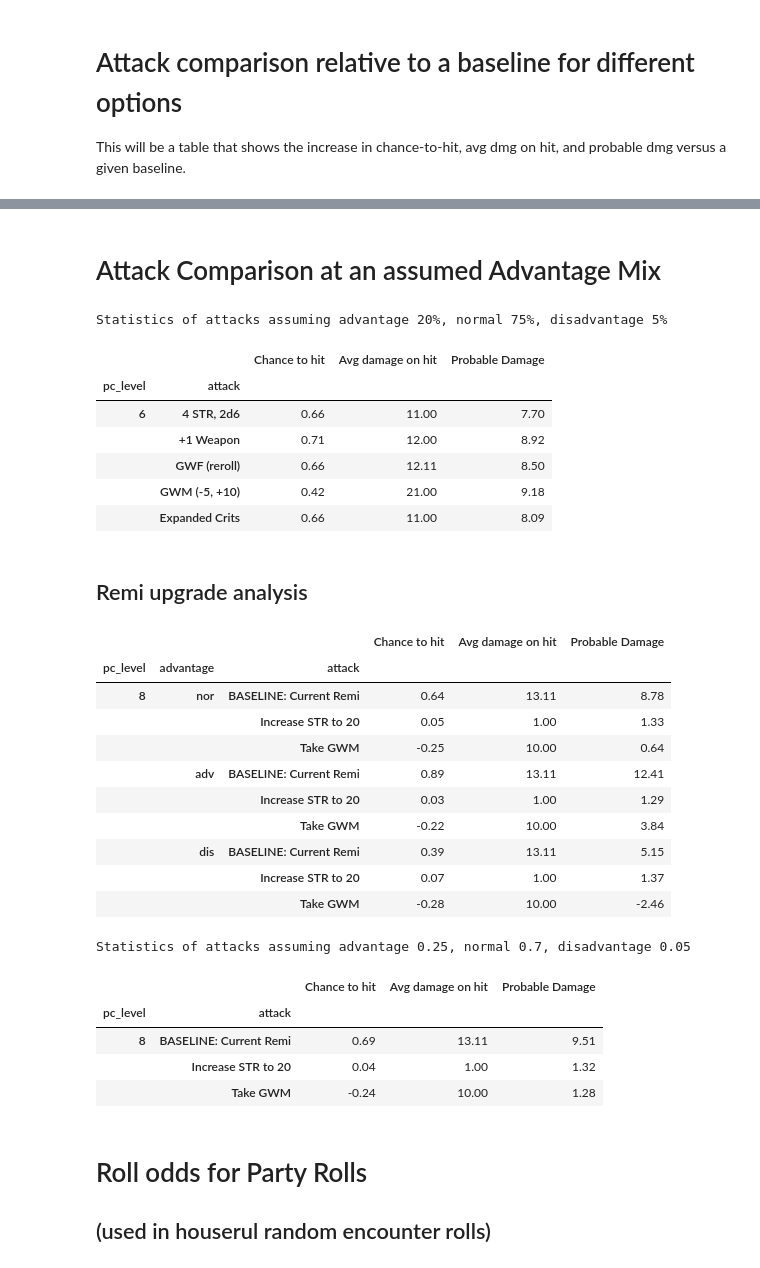
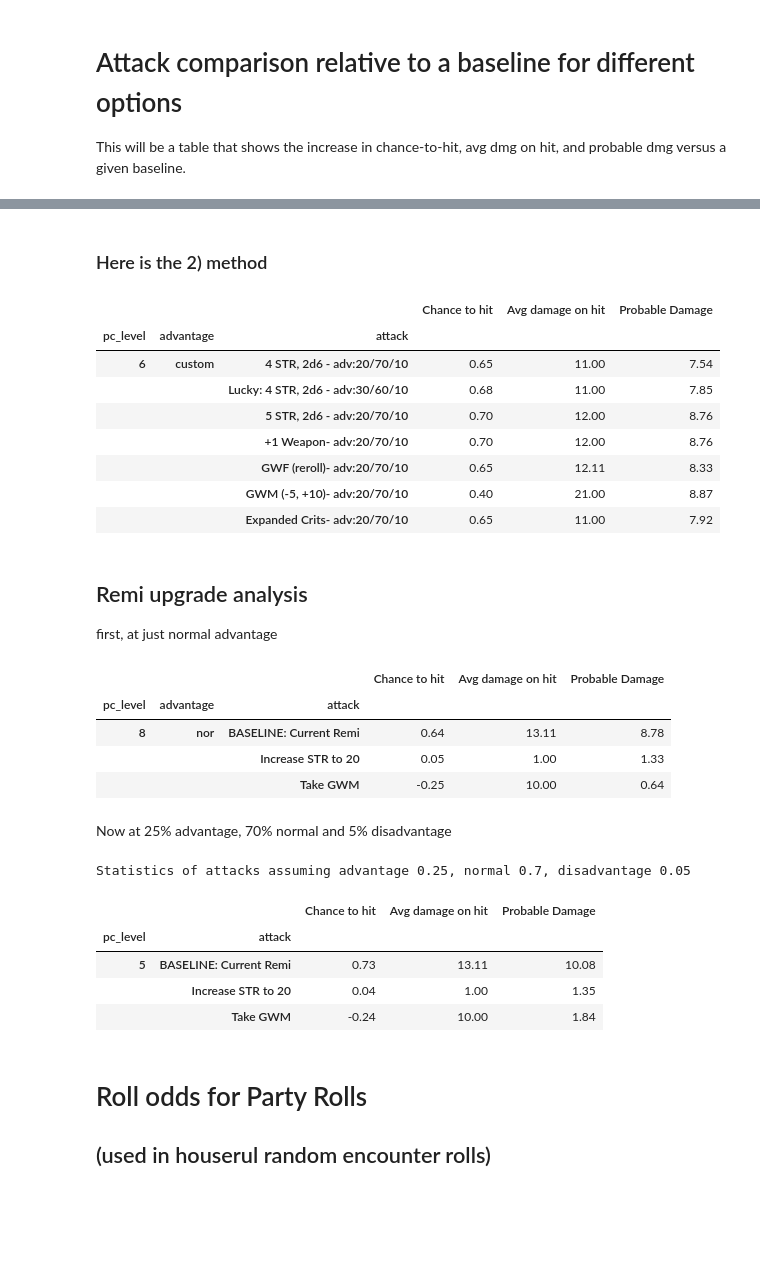
Before and after one commit to dyoung418/dnd_stats, a Jupyter notebook: dnd_dice_calcs.ipynb, the cells around one changed output, grey strips where cells are left out. Drawn from its saved outputs; the diff is of its cells as text; code cells hidden in the pictures; blank space fills up the shorter version.

```diff
--- a/dnd_dice_calcs.ipynb
+++ b/dnd_dice_calcs.ipynb
@@ -537,7 +574,7 @@ print(avg_roll(20, n=2, adv='advantage'))
 # %%
 pc_level = 6
 print('For a {} level PC:'.format(pc_level))
-for adv in ['normal', 'advantage', 'disadvantage']:
+for adv in ['nor', 'adv', 'dis']:
     for i in range(2,7):
         print("{}: Attack modifier {} = {:0.0%} chance to hit".format(adv, i, chance_to_hit(mod=i, pc_lvl=pc_level, adv=adv)))
 
@@ -669,7 +706,7 @@ compare_odds_dist(
 # %%
 def chance_to_hit_grid(abil_mods=[0,1,2,3,4,5,6,7],
                        lvls=[1,2,3,4,5,6,7,8,9,10,11,12,13,14,15,16,17,18,19,20],
-                       adv='normal', crit_hit_nums=[20,], crit_fail_nums=[1,], print_table=True):
+                       adv='nor', crit_hit_nums=[20,], crit_fail_nums=[1,], print_table=True):
     '''Creates a grid of chance to hit at different PC levels and core ability (e.g. Strength) modifiers
     The proficiency bonus is calculated based on the PC level.  The chance to hit is based on the
     AC of the monsters that are likely to be encountered at that PC level
@@ -708,11 +745,11 @@ def chance_to_hit_grid(abil_mods=[0,1,2,3,4,5,6,7],
             print('')
     return df
 
-norm = chance_to_hit_grid(adv='normal', print_table=True)
+norm = chance_to_hit_grid(adv='nor', print_table=True)
 norm.to_csv('chance_to_hit_norm.csv')
 adv = chance_to_hit_grid(adv='adv', print_table=False)
 adv.to_csv('chance_to_hit_adv.csv')
-disadv = chance_to_hit_grid(adv='disadv', print_table=False)
+disadv = chance_to_hit_grid(adv='dis', print_table=False)
 disadv.to_csv('chance_to_hit_disadv.csv')
 norm
 # %% [output]
@@ -1091,2 +1082,0 @@ pc_level attack
-# %% [markdown]
-# Attack Comparison at an assumed Advantage Mix
@@ -1112,33 +1083,51 @@ def compare_attacks_at_advantage_mix(compare_df, adv_mix={'adv':.10, 'nor':.80,
+# %% [markdown]
+### Here is the 2) method
 # %%
 attacks = [
-    {'abil_mod':4, 'other_atk_mod':0, 'other_dmg_mod':0, 'dmg_die':6,'dmg_n':2, 'dmg_reroll_nums':[], 'crit_hit_nums':[20], 'label':'4 STR, 2d6'},
-    {'abil_mod':4, 'other_atk_mod':1, 'other_dmg_mod':1, 'dmg_die':6,'dmg_n':2, 'dmg_reroll_nums':[], 'crit_hit_nums':[20], 'label':'+1 Weapon'},
-    {'abil_mod':4, 'other_atk_mod':0, 'other_dmg_mod':0, 'dmg_die':6,'dmg_n':2, 'dmg_reroll_nums':[1,2], 'crit_hit_nums':[20], 'label':'GWF (reroll)'},
-    {'abil_mod':4, 'other_atk_mod':-5, 'other_dmg_mod':10, 'dmg_die':6,'dmg_n':2, 'dmg_reroll_nums':[], 'crit_hit_nums':[20], 'label':'GWM (-5, +10)'},
-    {'abil_mod':4, 'other_atk_mod':0, 'other_dmg_mod':0, 'dmg_die':6,'dmg_n':2, 'dmg_reroll_nums':[], 'crit_hit_nums':[19,20], 'label':'Expanded Crits'},
+    {'abil_mod':4, 'other_atk_mod':0, 'other_dmg_mod':0, 'dmg_die':6,'dmg_n':2, 'dmg_reroll_nums':[],
+         'crit_hit_nums':[20], 'adv_mix':{'adv':.2, 'nor':.7, 'dis':.1}, 'label':'4 STR, 2d6 - adv:20/70/10'},
+
+    {'abil_mod':4, 'other_atk_mod':0, 'other_dmg_mod':0, 'dmg_die':6,'dmg_n':2, 'dmg_reroll_nums':[],
+         'crit_hit_nums':[20], 'adv_mix':{'adv':.3, 'nor':.6, 'dis':.1}, 'label':'Lucky: 4 STR, 2d6 - adv:30/60/10'},
+
+    {'abil_mod':5, 'other_atk_mod':0, 'other_dmg_mod':0, 'dmg_die':6,'dmg_n':2, 'dmg_reroll_nums':[],
+         'crit_hit_nums':[20], 'adv_mix':{'adv':.2, 'nor':.7, 'dis':.1}, 'label':'5 STR, 2d6 - adv:20/70/10'},
+
+    {'abil_mod':4, 'other_atk_mod':1, 'other_dmg_mod':1, 'dmg_die':6,'dmg_n':2, 'dmg_reroll_nums':[],
+         'crit_hit_nums':[20], 'adv_mix':{'adv':.2, 'nor':.7, 'dis':.1}, 'label':'+1 Weapon- adv:20/70/10'},
+
+    {'abil_mod':4, 'other_atk_mod':0, 'other_dmg_mod':0, 'dmg_die':6,'dmg_n':2, 'dmg_reroll_nums':[1,2],
+         'crit_hit_nums':[20], 'adv_mix':{'adv':.2, 'nor':.7, 'dis':.1}, 'label':'GWF (reroll)- adv:20/70/10'},
+
+    {'abil_mod':4, 'other_atk_mod':-5, 'other_dmg_mod':10, 'dmg_die':6,'dmg_n':2, 'dmg_reroll_nums':[],
+         'crit_hit_nums':[20], 'adv_mix':{'adv':.2, 'nor':.7, 'dis':.1}, 'label':'GWM (-5, +10)- adv:20/70/10'},
+
+    {'abil_mod':4, 'other_atk_mod':0, 'other_dmg_mod':0, 'dmg_die':6,'dmg_n':2, 'dmg_reroll_nums':[],
+         'crit_hit_nums':[19,20], 'adv_mix':{'adv':.2, 'nor':.7, 'dis':.1}, 'label':'Expanded Crits- adv:20/70/10'},
 ]
-compare_df = compare_attacks(attacks, pc_lvls=[6], print_table=False)
+compare_df = compare_attacks(attacks, pc_lvls=[6])
 
-print('Statistics of attacks assuming advantage 20%, normal 75%, disadvantage 5%')
-compare_attacks_at_advantage_mix(compare_df, adv_mix={'adv':.20, 'nor':.75, 'dis':.05})
+compare_df
 # %% [output]
-Statistics of attacks assuming advantage 20%, normal 75%, disadvantage 5%
-|  |  | Chance to hit | Avg damage on hit | Probable Damage |
-| pc_level | attack |  |  |  |
-| 6 | 4 STR, 2d6 | 0.66 | 11.00 | 7.70 |
-|  | +1 Weapon | 0.71 | 12.00 | 8.92 |
-|  | GWF (reroll) | 0.66 | 12.11 | 8.50 |
-|  | GWM (-5, +10) | 0.42 | 21.00 | 9.18 |
-|  | Expanded Crits | 0.66 | 11.00 | 8.09 |
+|  |  |  | Chance to hit | Avg damage on hit | Probable Damage |
+| pc_level | advantage | attack |  |  |  |
+| 6 | custom | 4 STR, 2d6 - adv:20/70/10 | 0.65 | 11.00 | 7.54 |
+|  |  | Lucky: 4 STR, 2d6 - adv:30/60/10 | 0.68 | 11.00 | 7.85 |
+|  |  | 5 STR, 2d6 - adv:20/70/10 | 0.70 | 12.00 | 8.76 |
+|  |  | +1 Weapon- adv:20/70/10 | 0.70 | 12.00 | 8.76 |
+|  |  | GWF (reroll)- adv:20/70/10 | 0.65 | 12.11 | 8.33 |
+|  |  | GWM (-5, +10)- adv:20/70/10 | 0.40 | 21.00 | 8.87 |
+|  |  | Expanded Crits- adv:20/70/10 | 0.65 | 11.00 | 7.92 |
 # %% [markdown]
 ## Remi upgrade analysis
+first, at just normal advantage
 # %%
 current = {'abil_mod':4, 'other_atk_mod':1, 'other_dmg_mod':1, 'dmg_die':6, 'dmg_n':2, 'dmg_reroll_nums':[1,2], 'label':'Current Remi'}
 options = [
     {'abil_mod':5, 'other_atk_mod':1, 'other_dmg_mod':1, 'dmg_die':6,'dmg_n':2, 'dmg_reroll_nums':[1,2], 'label':'Increase STR to 20'},
     {'abil_mod':4, 'other_atk_mod':1-5, 'other_dmg_mod':1+10, 'dmg_die':6,'dmg_n':2, 'dmg_reroll_nums':[1,2], 'label':'Take GWM'},
 ]
-remi_df = compare_attacks(options, baseline=current, pc_lvls=[8], print_table=False)
+remi_df = compare_attacks(options, baseline=current, pc_lvls=[8])
 
 remi_df
 # %% [output]
@@ -1147,23 +1136,19 @@ remi_df
 | 8 | nor | BASELINE: Current Remi | 0.64 | 13.11 | 8.78 |
 |  |  | Increase STR to 20 | 0.05 | 1.00 | 1.33 |
 |  |  | Take GWM | -0.25 | 10.00 | 0.64 |
-|  | adv | BASELINE: Current Remi | 0.89 | 13.11 | 12.41 |
-|  |  | Increase STR to 20 | 0.03 | 1.00 | 1.29 |
-|  |  | Take GWM | -0.22 | 10.00 | 3.84 |
-|  | dis | BASELINE: Current Remi | 0.39 | 13.11 | 5.15 |
-|  |  | Increase STR to 20 | 0.07 | 1.00 | 1.37 |
-|  |  | Take GWM | -0.28 | 10.00 | -2.46 |
+# %% [markdown]
+Now at 25% advantage, 70% normal and 5% disadvantage
 # %%
 adv_mix = {'adv':.25, 'nor':.70, 'dis':.05}
 print(f'''Statistics of attacks assuming advantage {adv_mix['adv']}, normal {adv_mix['nor']}, disadvantage {adv_mix['dis']}''')
-compare_attacks_at_advantage_mix(remi_df, adv_mix=adv_mix)
+compare_attacks_at_advantage_mix(options, baseline=current, pc_lvls=[8], adv_mix=adv_mix)
 # %% [output]
 Statistics of attacks assuming advantage 0.25, normal 0.7, disadvantage 0.05
 |  |  | Chance to hit | Avg damage on hit | Probable Damage |
 | pc_level | attack |  |  |  |
-| 8 | BASELINE: Current Remi | 0.69 | 13.11 | 9.51 |
-|  | Increase STR to 20 | 0.04 | 1.00 | 1.32 |
-|  | Take GWM | -0.24 | 10.00 | 1.28 |
+| 5 | BASELINE: Current Remi | 0.73 | 13.11 | 10.08 |
+|  | Increase STR to 20 | 0.04 | 1.00 | 1.35 |
+|  | Take GWM | -0.24 | 10.00 | 1.84 |
 # %% [markdown]
 # Roll odds for Party Rolls
 ## (used in houserul random encounter rolls)
```
Also changed, not shown: parts of 14 cells of this notebook.
